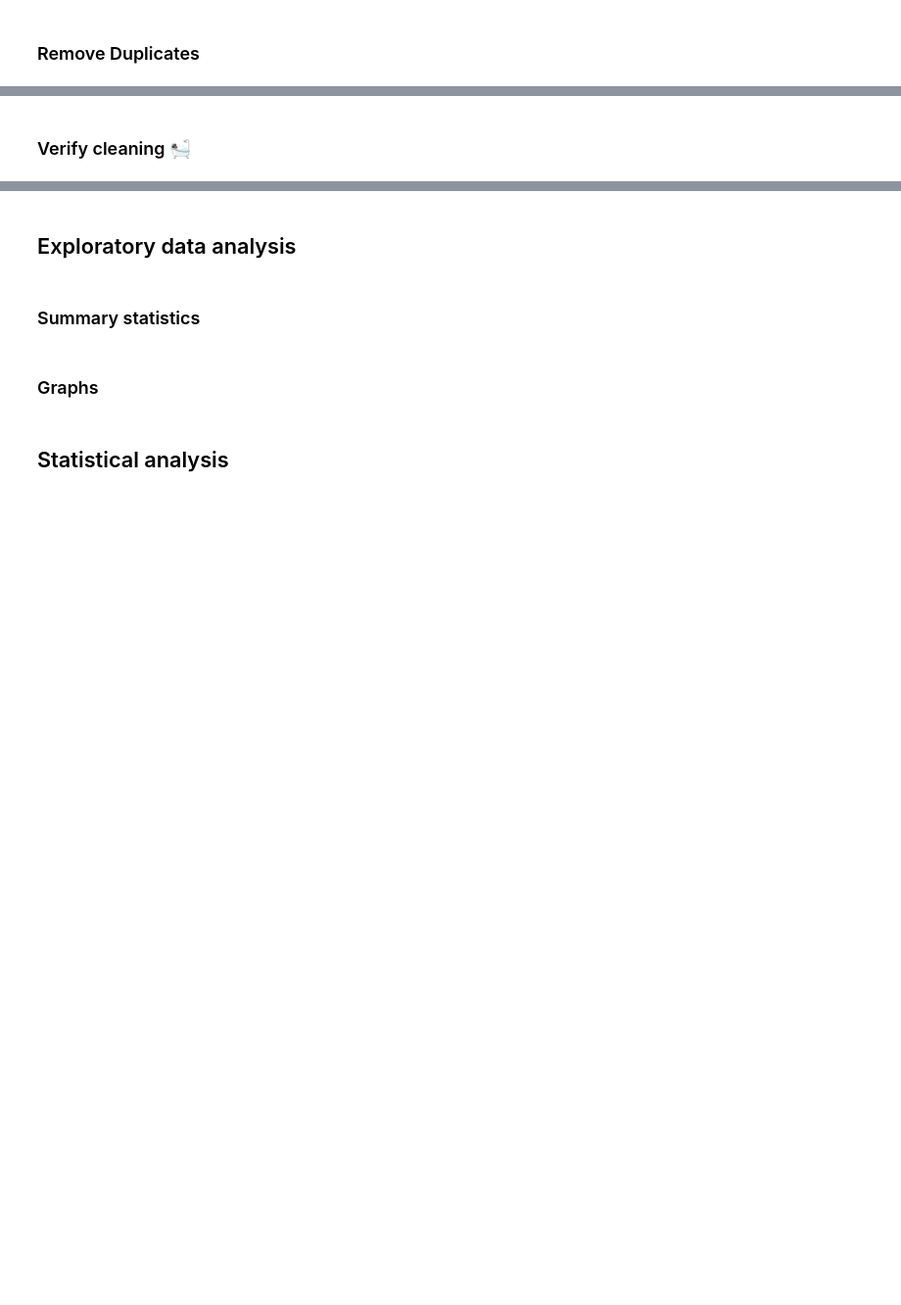
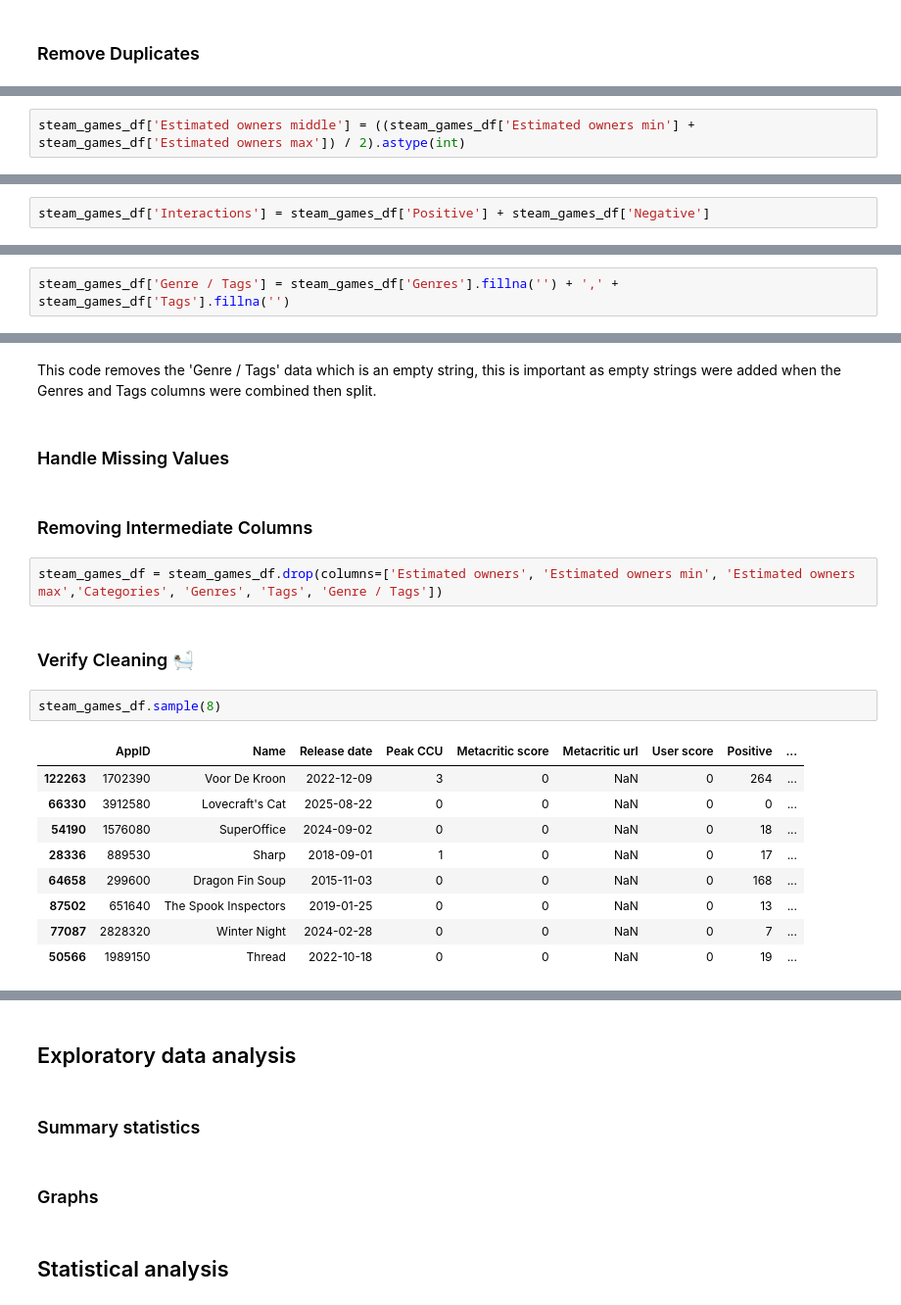
Before and after one commit to Tomasz5792/Data_Analytics_-_Summative_1, a Jupyter notebook: Summative_1.ipynb, the cells around one changed output, grey strips where cells are left out. Shown at 98% size. Cells and saved outputs as stored; diff of their text form; blank space fills up the shorter version.

```diff
--- a/Summative_1.ipynb
+++ b/Summative_1.ipynb
@@ -133,0 +273,2 @@ The catagorical data columns 'Catagories', 'Genres' and 'Tags' contain comma sep
+# %%
+steam_games_df['Estimated owners middle'] = ((steam_games_df['Estimated owners min'] + steam_games_df['Estimated owners max']) / 2).astype(int)
@@ -133,0 +277,2 @@ The catagorical data columns 'Catagories', 'Genres' and 'Tags' contain comma sep
+# %%
+steam_games_df['Interactions'] = steam_games_df['Positive'] + steam_games_df['Negative']
@@ -133,0 +304,2 @@ The catagorical data columns 'Catagories', 'Genres' and 'Tags' contain comma sep
+# %%
+steam_games_df['Genre / Tags'] = steam_games_df['Genres'].fillna('') + ',' + steam_games_df['Tags'].fillna('')
@@ -134,2 +369,22 @@ The catagorical data columns 'Catagories', 'Genres' and 'Tags' contain comma sep
+# %% [markdown]
+This code removes the 'Genre / Tags' data which is an empty string, this is important as empty strings were added when the Genres and Tags columns were combined then split.
+# %% [markdown]
+### Handle Missing Values
+# %% [markdown]
+### Removing Intermediate Columns
+# %%
+steam_games_df = steam_games_df.drop(columns=['Estimated owners', 'Estimated owners min', 'Estimated owners max','Categories', 'Genres', 'Tags', 'Genre / Tags'])
 # %% [markdown]
-### Verify cleaning 🛀🏾
+### Verify Cleaning 🛀🏾
+# %%
+steam_games_df.sample(8)
+# %% [output]
+|  | AppID | Name | Release date | Peak CCU | Metacritic score | Metacritic url | User score | Positive | ... |
+| 122263 | 1702390 | Voor De Kroon | 2022-12-09 | 3 | 0 | NaN | 0 | 264 | ... |
+| 66330 | 3912580 | Lovecraft's Cat | 2025-08-22 | 0 | 0 | NaN | 0 | 0 | ... |
+| 54190 | 1576080 | SuperOffice | 2024-09-02 | 0 | 0 | NaN | 0 | 18 | ... |
+| 28336 | 889530 | Sharp | 2018-09-01 | 1 | 0 | NaN | 0 | 17 | ... |
+| 64658 | 299600 | Dragon Fin Soup | 2015-11-03 | 0 | 0 | NaN | 0 | 168 | ... |
+| 87502 | 651640 | The Spook Inspectors | 2019-01-25 | 0 | 0 | NaN | 0 | 13 | ... |
+| 77087 | 2828320 | Winter Night | 2024-02-28 | 0 | 0 | NaN | 0 | 7 | ... |
+| 50566 | 1989150 | Thread | 2022-10-18 | 0 | 0 | NaN | 0 | 19 | ... |
```
Also changed, not shown: parts of 50 cells of this notebook.
